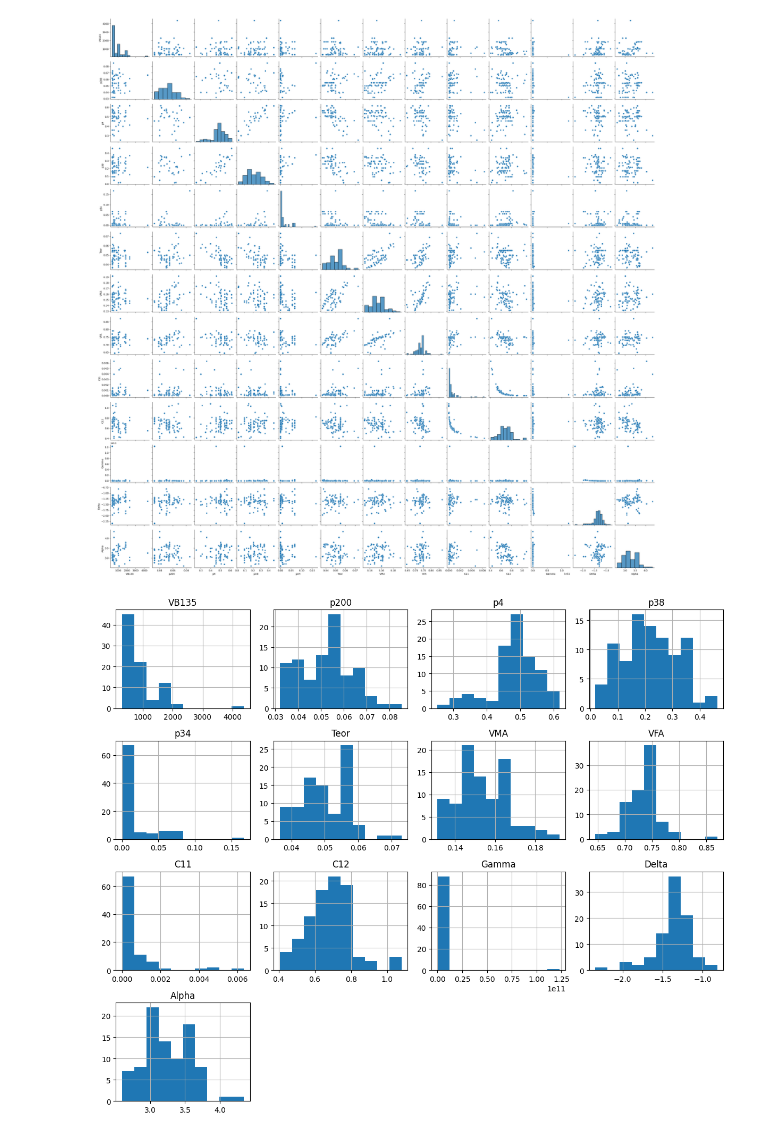
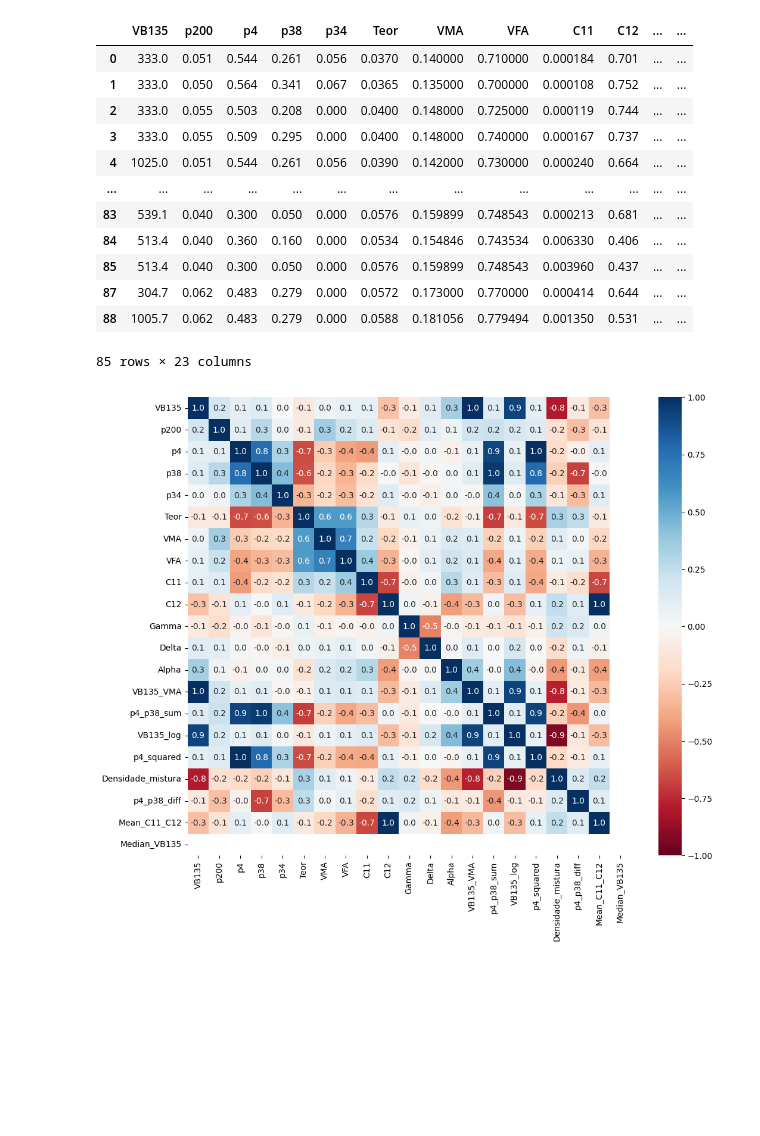
Before and after one commit to antonnyvictor18/IC, a Jupyter notebook: notebook.ipynb, the cells around one changed output. Saved outputs shown, nothing was run; the diff lists cells and outputs as text; code cells hidden in the pictures; blank space fills up the shorter version.

```diff
--- a/notebook.ipynb
+++ b/notebook.ipynb
@@ -78,25 +89,72 @@ Delta     0
 Alpha     0
 Classe    0
 dtype: int64
+# %%
+data.dropna(inplace=True)
+# %%
+# Criação de interações entre variáveis
+data['VB135_VMA'] = data['VB135'] * data['VMA']
+data['p4_p38_sum'] = data['p4'] + data['p38']
+
+# Transformações matemáticas
+data['VB135_log'] = np.log(data['VB135'])
+data['p4_squared'] = data['p4'] ** 2
+
+
+# Normalização e padronização
+data_normalized = (data - data.mean()) / data.std()
+
+# Criação de atributos derivados
+data['Densidade_mistura'] = data['Teor'] / data['VB135']
+
+# Binning (discretização)
+data['Teor_bins'] = pd.cut(data['Teor'], bins=3, labels=['baixo', 'médio', 'alto'])
+
+# Variáveis de diferença
+data['p4_p38_diff'] = data['p4'] - data['p38']
+
+# Criação de variáveis estatísticas
+data['Mean_C11_C12'] = (data['C11'] + data['C12']) / 2
+data['Median_VB135'] = data['VB135'].median()
+display(data)
+# Exemplo de como salvar os dados transformados em um novo arquivo CSV
+data.to_excel('dados_transformados.xlsx', index=False)
+# %% [output]
+|  | VB135 | p200 | p4 | p38 | p34 | Teor | VMA | VFA | C11 | C12 | ... | ... |
+| 0 | 333.0 | 0.051 | 0.544 | 0.261 | 0.056 | 0.0370 | 0.140000 | 0.710000 | 0.000184 | 0.701 | ... | ... |
+| 1 | 333.0 | 0.050 | 0.564 | 0.341 | 0.067 | 0.0365 | 0.135000 | 0.700000 | 0.000108 | 0.752 | ... | ... |
+| 2 | 333.0 | 0.055 | 0.503 | 0.208 | 0.000 | 0.0400 | 0.148000 | 0.725000 | 0.000119 | 0.744 | ... | ... |
+| 3 | 333.0 | 0.055 | 0.509 | 0.295 | 0.000 | 0.0400 | 0.148000 | 0.740000 | 0.000167 | 0.737 | ... | ... |
+| 4 | 1025.0 | 0.051 | 0.544 | 0.261 | 0.056 | 0.0390 | 0.142000 | 0.730000 | 0.000240 | 0.664 | ... | ... |
+| ... | ... | ... | ... | ... | ... | ... | ... | ... | ... | ... | ... | ... |
+| 83 | 539.1 | 0.040 | 0.300 | 0.050 | 0.000 | 0.0576 | 0.159899 | 0.748543 | 0.000213 | 0.681 | ... | ... |
+| 84 | 513.4 | 0.040 | 0.360 | 0.160 | 0.000 | 0.0534 | 0.154846 | 0.743534 | 0.006330 | 0.406 | ... | ... |
+| 85 | 513.4 | 0.040 | 0.300 | 0.050 | 0.000 | 0.0576 | 0.159899 | 0.748543 | 0.003960 | 0.437 | ... | ... |
+| 87 | 304.7 | 0.062 | 0.483 | 0.279 | 0.000 | 0.0572 | 0.173000 | 0.770000 | 0.000414 | 0.644 | ... | ... |
+| 88 | 1005.7 | 0.062 | 0.483 | 0.279 | 0.000 | 0.0588 | 0.181056 | 0.779494 | 0.001350 | 0.531 | ... | ... |
+85 rows × 23 columns
 # %%
 # Plotar gráficos de dispersão para as variáveis numéricas
-variaveis_numericas = ['VB135', 'p200', 'p4', 'p38', 'p34', 'Teor', 'VMA', 'VFA', 'C11', 'C12', 'Gamma', 'Delta', 'Alpha']
-sns.pairplot(data[variaveis_numericas])
-plt.show()
+variaveis_numericas = ['VB135', 'p200', 'p4', 'p38', 'p34', 'Teor', 'VMA',
+                        'VFA', 'C11', 'C12', 'Gamma', 'Delta', 'Alpha', 'VB135_VMA',
+                        'p4_p38_sum','VB135_log','p4_squared', 'Densidade_mistura',
+                        'p4_p38_diff','Mean_C11_C12','Median_VB135']
+sns.pairplot(data, hue = "Classe")
 
-# Visualizar a distribuição das variáveis numéricas usando histogramas
-data[variaveis_numericas].hist(figsize=(12, 10))
+# pair plot 2 com Seaborn
+
+
+#Visualizar a distribuição das variáveis numéricas usando histogramas
+data[variaveis_numericas].hist(figsize=(20, 15))
 plt.tight_layout()
 plt.show()
 
-# Explorar a distribuição das classes da variável de saída
-sns.countplot(x='Classe', data=data)
+# Identificar correlações entre as variáveis
+plt.figure(figsize=(12, 10))
+correlacoes = data.drop(columns=['Classe', 'Teor_bins'])
+correlacoes = correlacoes.corr()
+sns.heatmap(correlacoes, annot=True, fmt=".1f",  cmap='RdBu', vmin=-1, vmax=1)
+
 plt.show()
-
-# Identificar correlações entre as variáveis
-correlacoes = data.corr()
-sns.heatmap(correlacoes, annot=True, fmt=".1f", cmap='coolwarm')
-plt.show()
 # %% [output]
-[figure, old version]
+[figure, new version]
-[figure, removed]
```
Also changed, not shown: parts of 9 cells of this notebook, 4 other files.
